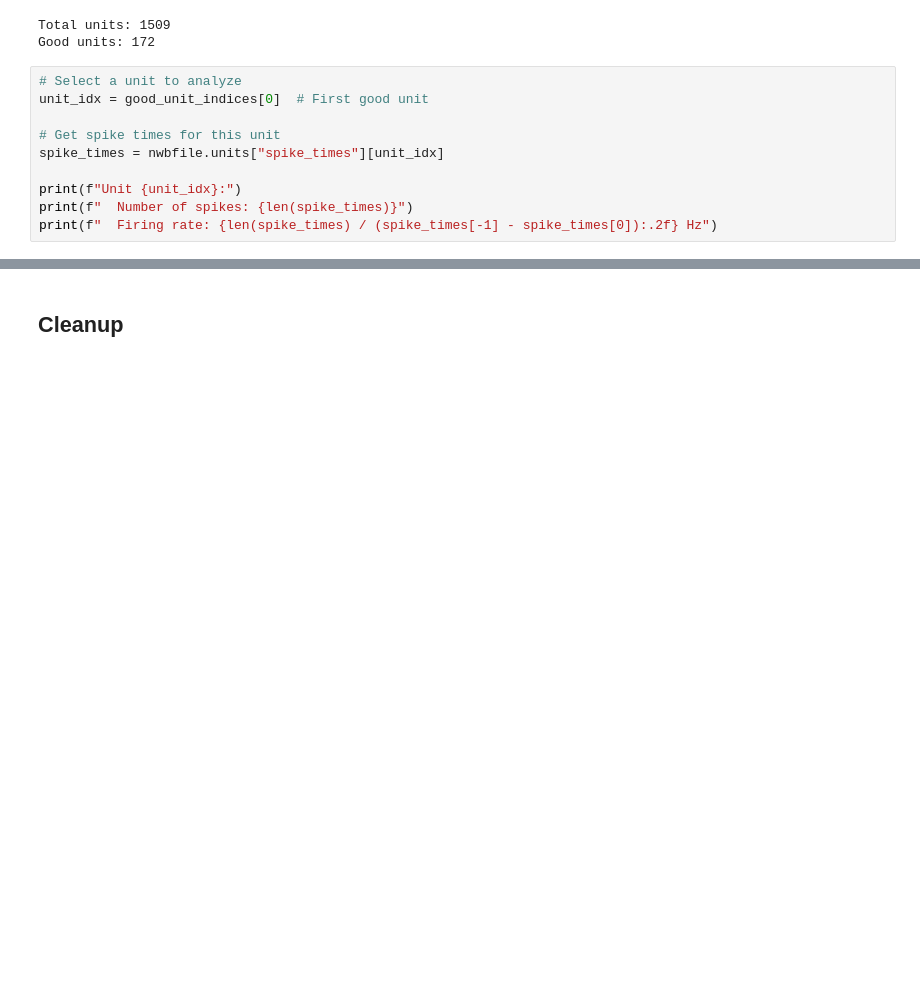
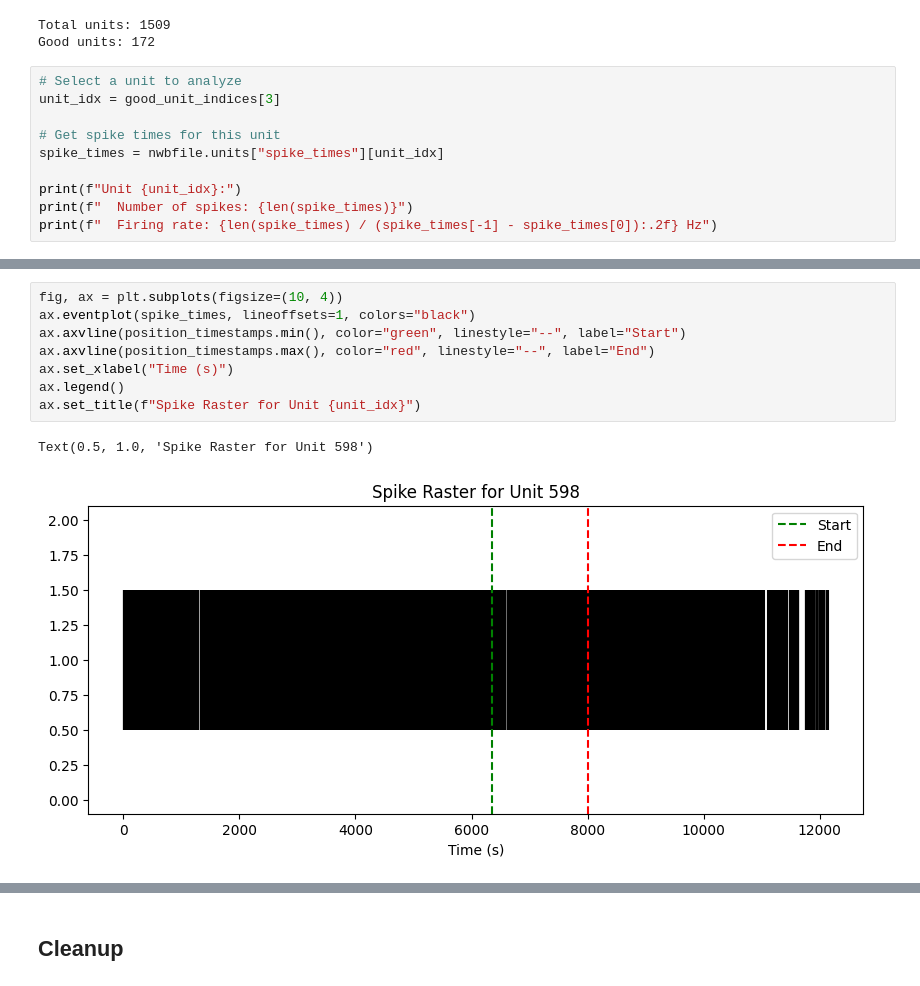
Before and after one commit to edeno/ncbs-neural-circuits-navigation, a Jupyter notebook: notebooks/02-spike-stimulus-analysis.ipynb, the cells around one changed output, grey strips where cells are left out. Saved outputs shown, nothing was run; the diff lists cells and outputs as text; blank space fills up the shorter version.

```diff
--- a/notebooks/02-spike-stimulus-analysis.ipynb
+++ b/notebooks/02-spike-stimulus-analysis.ipynb
@@ -123,7 +146,7 @@ Total units: 1509
 Good units: 172
 # %%
 # Select a unit to analyze
-unit_idx = good_unit_indices[0]  # First good unit
+unit_idx = good_unit_indices[3]
 
 # Get spike times for this unit
 spike_times = nwbfile.units["spike_times"][unit_idx]
@@ -147,0 +174,11 @@ Try visualizing the place field or computing spatial firing rate maps!
+# %%
+fig, ax = plt.subplots(figsize=(10, 4))
+ax.eventplot(spike_times, lineoffsets=1, colors="black")
+ax.axvline(position_timestamps.min(), color="green", linestyle="--", label="Start")
+ax.axvline(position_timestamps.max(), color="red", linestyle="--", label="End")
+ax.set_xlabel("Time (s)")
+ax.legend()
+ax.set_title(f"Spike Raster for Unit {unit_idx}")
+# %% [output]
+Text(0.5, 1.0, 'Spike Raster for Unit 598')
+[figure, added]
```
Also changed, not shown: parts of 34 cells of this notebook.
